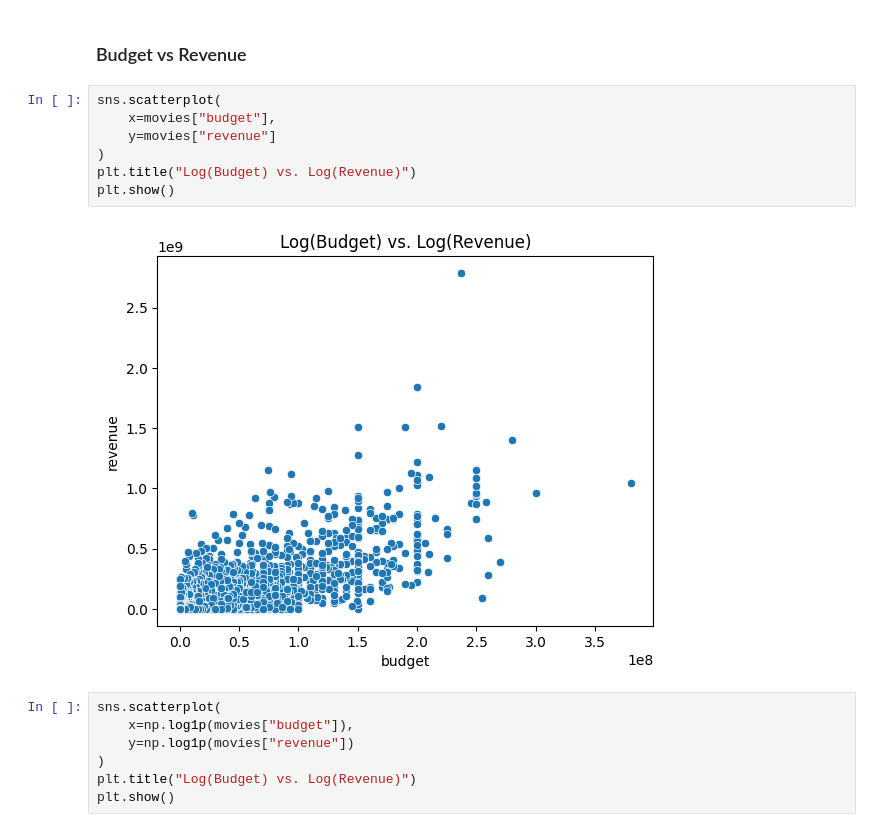
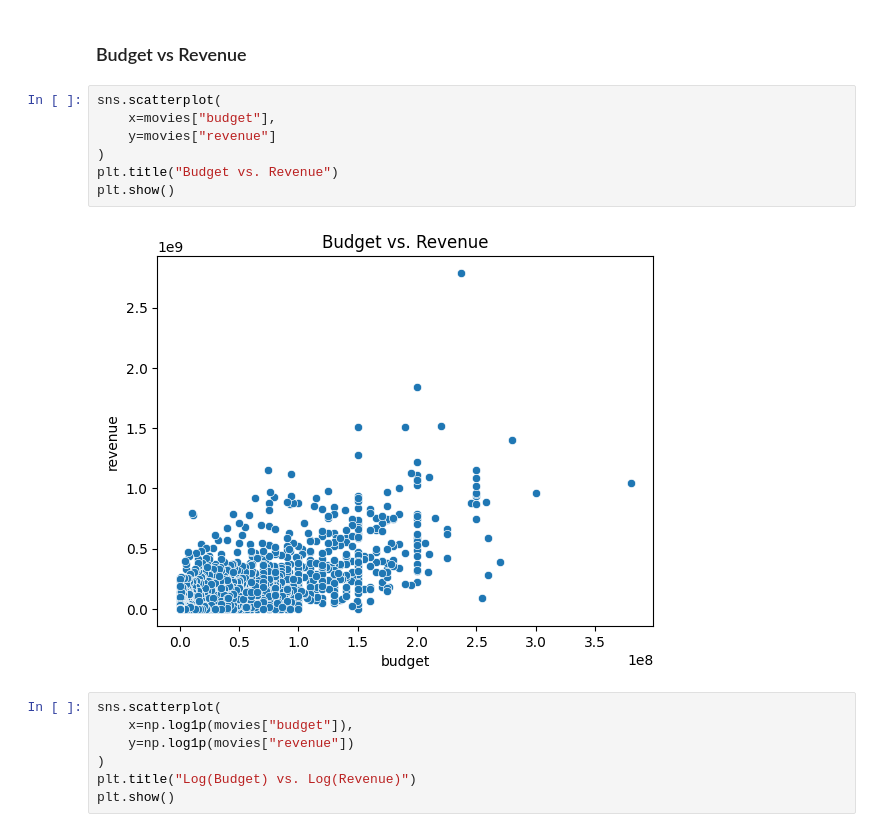
Before and after one commit to achakraborty2024/Cinema-Analysis-Prediction-System, a Jupyter notebook: src/eda.ipynb, the cells around one changed output. Cells and saved outputs as stored; diff of their text form.

```diff
--- a/src/eda.ipynb
+++ b/src/eda.ipynb
@@ -224,12 +252,12 @@ plt.show()
 # %%
 sns.scatterplot(
     x=movies["budget"],
     y=movies["revenue"]
 )
-plt.title("Log(Budget) vs. Log(Revenue)")
+plt.title("Budget vs. Revenue")
 plt.show()
 # %% [output]
-[figure, old version]
+[figure, new version]
 # %%
 sns.scatterplot(
     x=np.log1p(movies["budget"]),
```
Also changed, not shown: parts of 1 cell of this notebook, 1 other file.
